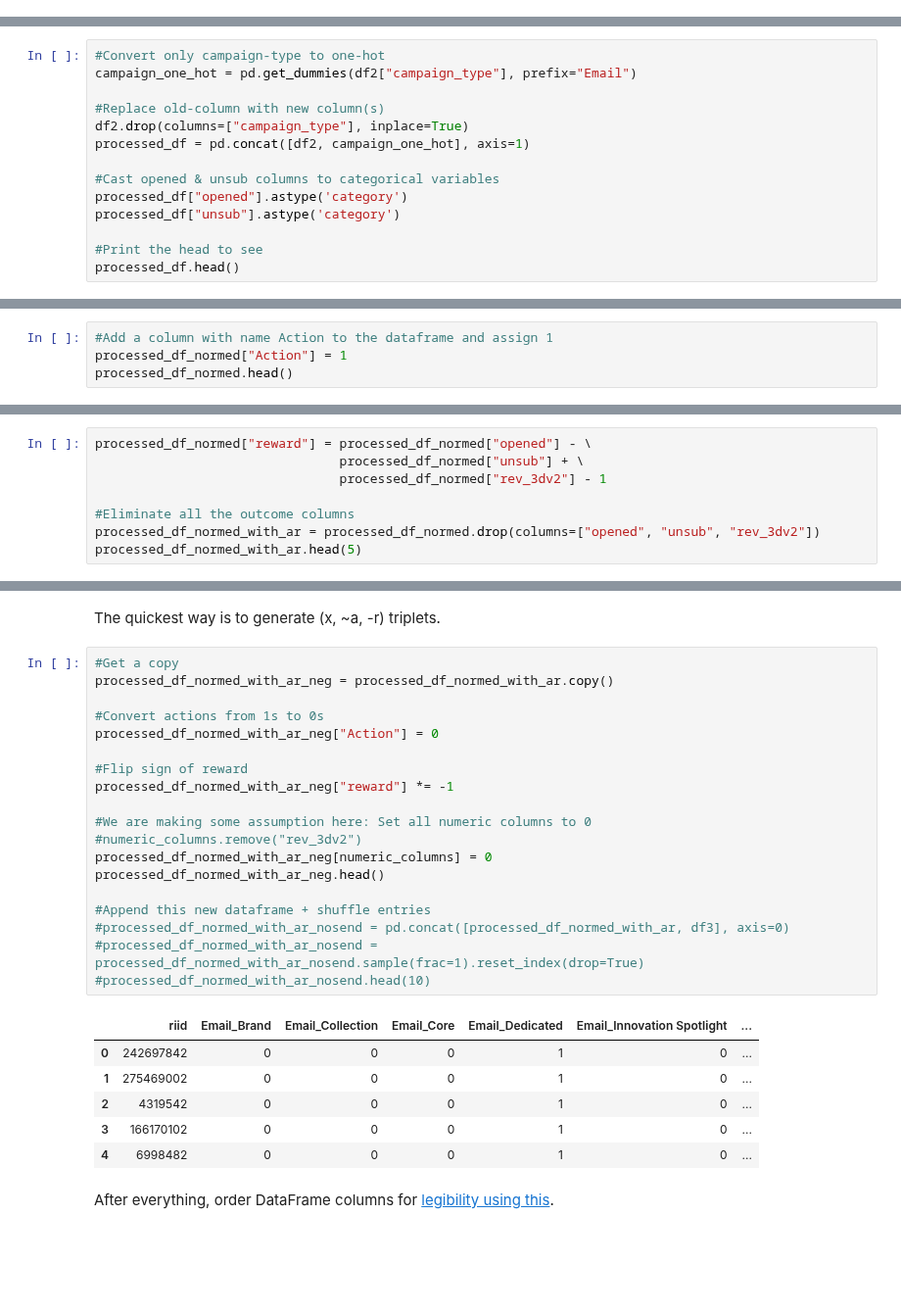
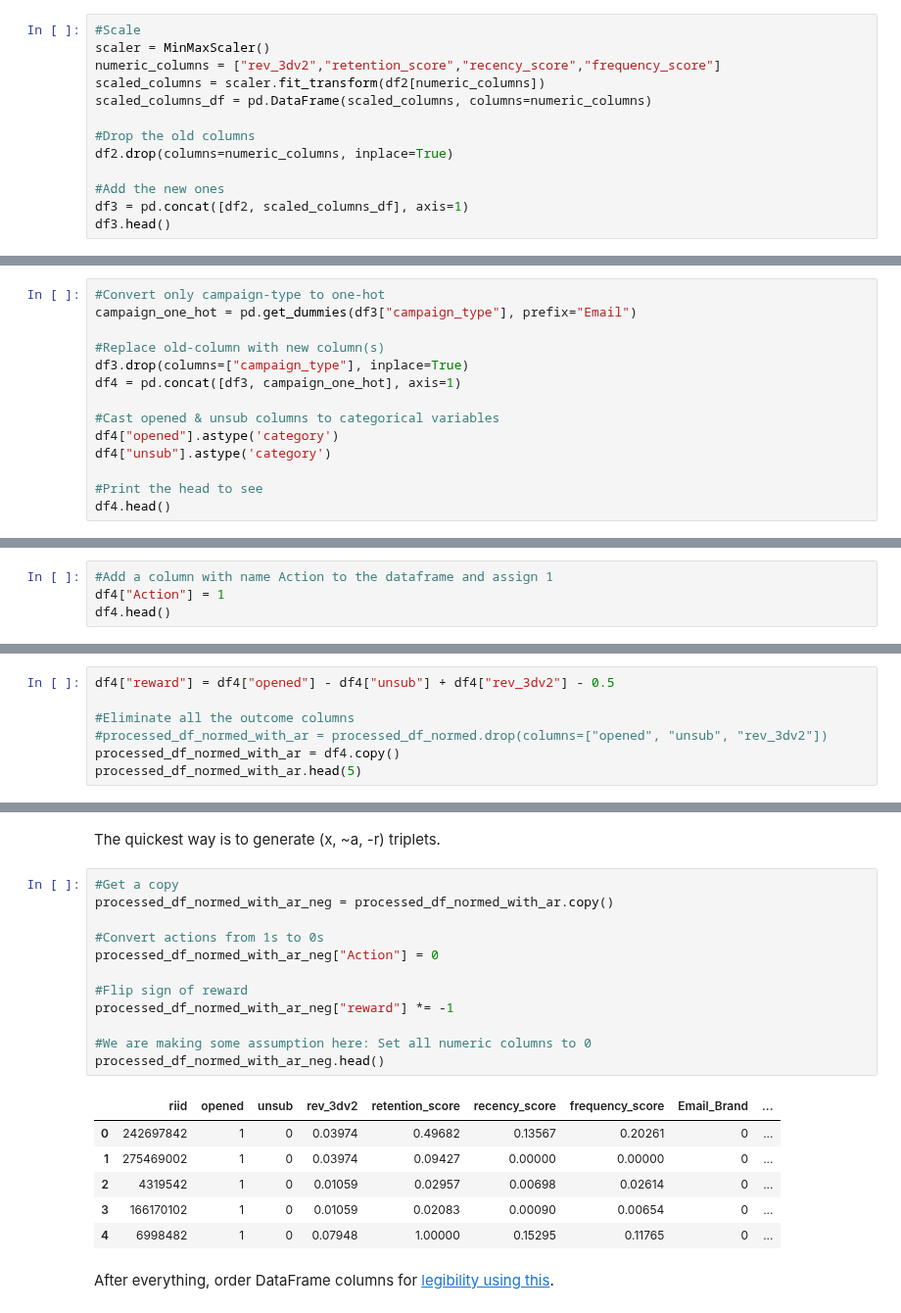
Before and after one commit to fellowship/deep-and-wide-bandit, a Jupyter notebook: Space_Bandits_Snippet_Kartha.ipynb, the cells around one changed output, grey strips where cells are left out. Shown at 98% size. Saved outputs shown, nothing was run; the diff lists cells and outputs as text; blank space fills up the shorter version.

```diff
--- a/Space_Bandits_Snippet_Kartha.ipynb
+++ b/Space_Bandits_Snippet_Kartha.ipynb
@@ -200,0 +194,13 @@ Are there any duplicates in the dataframe now? False
+# %%
+#Scale
+scaler = MinMaxScaler()
+numeric_columns = ["rev_3dv2","retention_score","recency_score","frequency_score"]
+scaled_columns = scaler.fit_transform(df2[numeric_columns])
+scaled_columns_df = pd.DataFrame(scaled_columns, columns=numeric_columns)
+
+#Drop the old columns
+df2.drop(columns=numeric_columns, inplace=True)
+
+#Add the new ones
+df3 = pd.concat([df2, scaled_columns_df], axis=1)
+df3.head()
@@ -205,16 +218,16 @@ Are there any duplicates in the dataframe now? False
 2. Opened & Unsub has to converted to categorical variables.
 # %%
 #Convert only campaign-type to one-hot
-campaign_one_hot = pd.get_dummies(df2["campaign_type"], prefix="Email")
+campaign_one_hot = pd.get_dummies(df3["campaign_type"], prefix="Email")
 
 #Replace old-column with new column(s)
-df2.drop(columns=["campaign_type"], inplace=True)
-processed_df = pd.concat([df2, campaign_one_hot], axis=1)
+df3.drop(columns=["campaign_type"], inplace=True)
+df4 = pd.concat([df3, campaign_one_hot], axis=1)
 
 #Cast opened & unsub columns to categorical variables
-processed_df["opened"].astype('category')
-processed_df["unsub"].astype('category')
+df4["opened"].astype('category')
+df4["unsub"].astype('category')
 
 #Print the head to see
-processed_df.head()
+df4.head()
 # %% [output]
@@ -254,6 +243,6 @@ processed_df_normed.head()
 For now, the only action is 1 (Send).
 # %%
 #Add a column with name Action to the dataframe and assign 1
-processed_df_normed["Action"] = 1
-processed_df_normed.head()
+df4["Action"] = 1
+df4.head()
 # %% [output]
@@ -281,11 +270,10 @@ where $w_i$ are weights corresponding to the variables. For simplicity, we set:
 3. $w_u$ to -1
 4. $k$ to -1 to penalise unengaged emails.
 # %%
-processed_df_normed["reward"] = processed_df_normed["opened"] - \
-                                processed_df_normed["unsub"] + \
-                                processed_df_normed["rev_3dv2"] - 1
+df4["reward"] = df4["opened"] - df4["unsub"] + df4["rev_3dv2"] - 0.5
 
 #Eliminate all the outcome columns
-processed_df_normed_with_ar = processed_df_normed.drop(columns=["opened", "unsub", "rev_3dv2"])
+#processed_df_normed_with_ar = processed_df_normed.drop(columns=["opened", "unsub", "rev_3dv2"])
+processed_df_normed_with_ar = df4.copy()
 processed_df_normed_with_ar.head(5)
 # %% [output]
@@ -323,29 +330,22 @@ The quickest way is to generate (x, ~a, -r) triplets.
 # %%
 #Get a copy
 processed_df_normed_with_ar_neg = processed_df_normed_with_ar.copy()
 
 #Convert actions from 1s to 0s
 processed_df_normed_with_ar_neg["Action"] = 0
 
 #Flip sign of reward
 processed_df_normed_with_ar_neg["reward"] *= -1
 
 #We are making some assumption here: Set all numeric columns to 0
-#numeric_columns.remove("rev_3dv2")
-processed_df_normed_with_ar_neg[numeric_columns] = 0
 processed_df_normed_with_ar_neg.head()
-
-#Append this new dataframe + shuffle entries
-#processed_df_normed_with_ar_nosend = pd.concat([processed_df_normed_with_ar, df3], axis=0)
-#processed_df_normed_with_ar_nosend = processed_df_normed_with_ar_nosend.sample(frac=1).reset_index(drop=True)
-#processed_df_normed_with_ar_nosend.head(10)
 # %% [output]
-|  | riid | Email_Brand | Email_Collection | Email_Core | Email_Dedicated | Email_Innovation Spotlight | ... |
-| 0 | 242697842 | 0 | 0 | 0 | 1 | 0 | ... |
-| 1 | 275469002 | 0 | 0 | 0 | 1 | 0 | ... |
-| 2 | 4319542 | 0 | 0 | 0 | 1 | 0 | ... |
-| 3 | 166170102 | 0 | 0 | 0 | 1 | 0 | ... |
-| 4 | 6998482 | 0 | 0 | 0 | 1 | 0 | ... |
+|  | riid | opened | unsub | rev_3dv2 | retention_score | recency_score | frequency_score | Email_Brand | ... |
+| 0 | 242697842 | 1 | 0 | 0.03974 | 0.49682 | 0.13567 | 0.20261 | 0 | ... |
+| 1 | 275469002 | 1 | 0 | 0.03974 | 0.09427 | 0.00000 | 0.00000 | 0 | ... |
+| 2 | 4319542 | 1 | 0 | 0.01059 | 0.02957 | 0.00698 | 0.02614 | 0 | ... |
+| 3 | 166170102 | 1 | 0 | 0.01059 | 0.02083 | 0.00090 | 0.00654 | 0 | ... |
+| 4 | 6998482 | 1 | 0 | 0.07948 | 1.00000 | 0.15295 | 0.11765 | 0 | ... |
 # %% [markdown]
 After everything, order DataFrame columns for [legibility using this](https://stackoverflow.com/questions/13148429/how-to-change-the-order-of-dataframe-columns).
 # %% [markdown]
```
Also changed, not shown: parts of 36 cells of this notebook.
